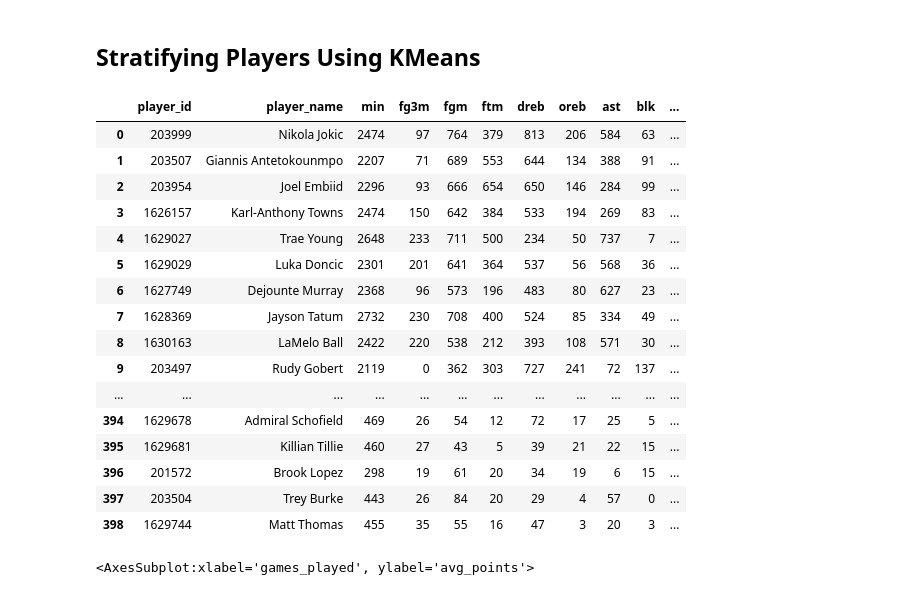
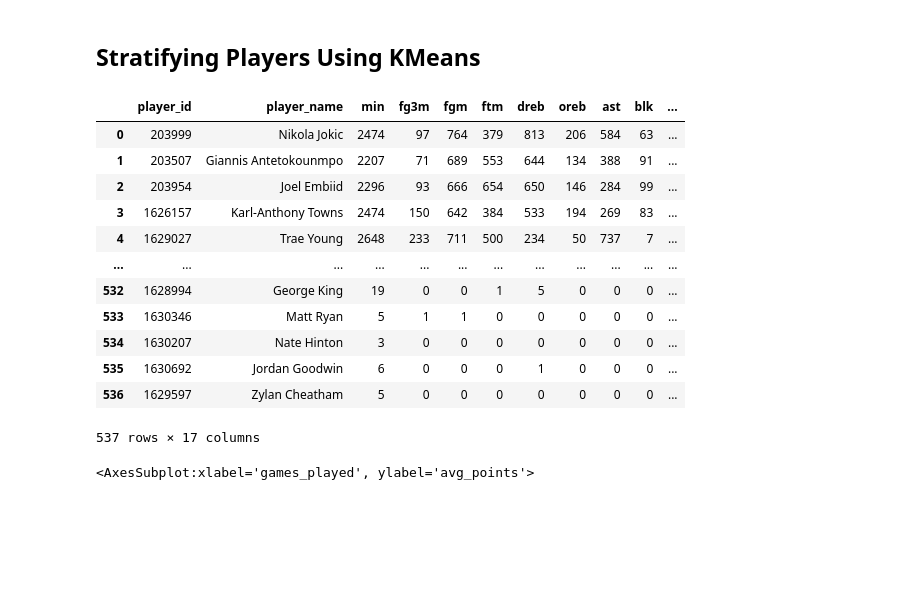
Before and after one commit to jaysonbb/Game_Stonks, a Jupyter notebook: testing/kmeans_test.ipynb, the cells around one changed output. Drawn from its saved outputs; the diff is of its cells as text; code cells hidden in the pictures; blank space fills up the shorter version.

```diff
--- a/testing/kmeans_test.ipynb
+++ b/testing/kmeans_test.ipynb
@@ -31,30 +31,26 @@ f_scores = data.groupby(['player_id','player_name']).agg({
 f_scores.columns = ['min','fg3m','fgm','ftm','dreb','oreb','ast','blk','stl','tov','season_points','avg_points','games_played']
 f_scores = f_scores.reset_index()
 # %%
-pd.set_option('display.max_rows', None) # use this show all rows in dataframe
+# pd.set_option('display.max_rows', None) # use this show all rows in dataframe
 
 # season_points = cumulative fantasy points
 # avg_points = avg fantasy points per game
 f_scores = f_scores.sort_values(by='season_points',ascending=False).reset_index(drop=True)
 f_scores
 # %% [output]
 |  | player_id | player_name | min | fg3m | fgm | ftm | dreb | oreb | ast | blk | ... |
 | 0 | 203999 | Nikola Jokic | 2474 | 97 | 764 | 379 | 813 | 206 | 584 | 63 | ... |
 | 1 | 203507 | Giannis Antetokounmpo | 2207 | 71 | 689 | 553 | 644 | 134 | 388 | 91 | ... |
 | 2 | 203954 | Joel Embiid | 2296 | 93 | 666 | 654 | 650 | 146 | 284 | 99 | ... |
 | 3 | 1626157 | Karl-Anthony Towns | 2474 | 150 | 642 | 384 | 533 | 194 | 269 | 83 | ... |
 | 4 | 1629027 | Trae Young | 2648 | 233 | 711 | 500 | 234 | 50 | 737 | 7 | ... |
-| 5 | 1629029 | Luka Doncic | 2301 | 201 | 641 | 364 | 537 | 56 | 568 | 36 | ... |
-| 6 | 1627749 | Dejounte Murray | 2368 | 96 | 573 | 196 | 483 | 80 | 627 | 23 | ... |
-| 7 | 1628369 | Jayson Tatum | 2732 | 230 | 708 | 400 | 524 | 85 | 334 | 49 | ... |
-| 8 | 1630163 | LaMelo Ball | 2422 | 220 | 538 | 212 | 393 | 108 | 571 | 30 | ... |
-| 9 | 203497 | Rudy Gobert | 2119 | 0 | 362 | 303 | 727 | 241 | 72 | 137 | ... |
 | ... | ... | ... | ... | ... | ... | ... | ... | ... | ... | ... | ... |
-| 394 | 1629678 | Admiral Schofield | 469 | 26 | 54 | 12 | 72 | 17 | 25 | 5 | ... |
-| 395 | 1629681 | Killian Tillie | 460 | 27 | 43 | 5 | 39 | 21 | 22 | 15 | ... |
-| 396 | 201572 | Brook Lopez | 298 | 19 | 61 | 20 | 34 | 19 | 6 | 15 | ... |
-| 397 | 203504 | Trey Burke | 443 | 26 | 84 | 20 | 29 | 4 | 57 | 0 | ... |
-| 398 | 1629744 | Matt Thomas | 455 | 35 | 55 | 16 | 47 | 3 | 20 | 3 | ... |
+| 532 | 1628994 | George King | 19 | 0 | 0 | 1 | 5 | 0 | 0 | 0 | ... |
+| 533 | 1630346 | Matt Ryan | 5 | 1 | 1 | 0 | 0 | 0 | 0 | 0 | ... |
+| 534 | 1630207 | Nate Hinton | 3 | 0 | 0 | 0 | 0 | 0 | 0 | 0 | ... |
+| 535 | 1630692 | Jordan Goodwin | 6 | 0 | 0 | 0 | 1 | 0 | 0 | 0 | ... |
+| 536 | 1629597 | Zylan Cheatham | 5 | 0 | 0 | 0 | 0 | 0 | 0 | 0 | ... |
+537 rows × 17 columns
 # %%
 # games_played vs avg_points. want to stratify this vertically
 sns.scatterplot(data=f_scores,x=f_scores['games_played'],y=f_scores['avg_points'])
```
Also changed, not shown: 1 other file.
